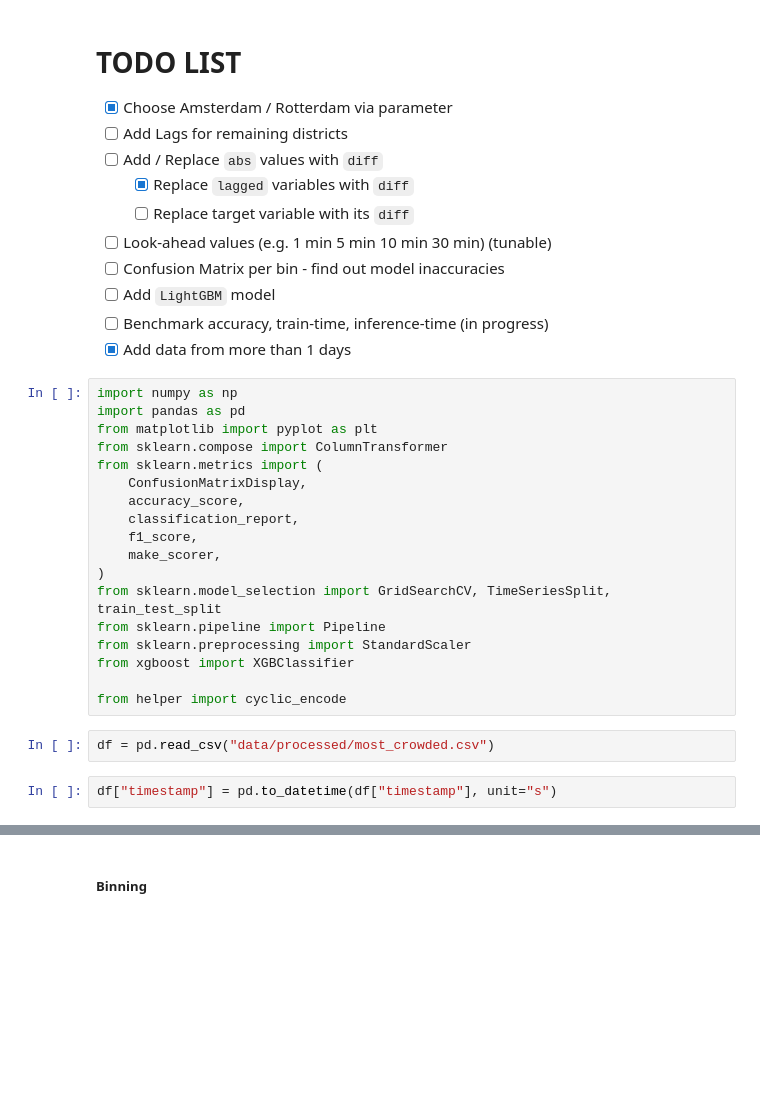
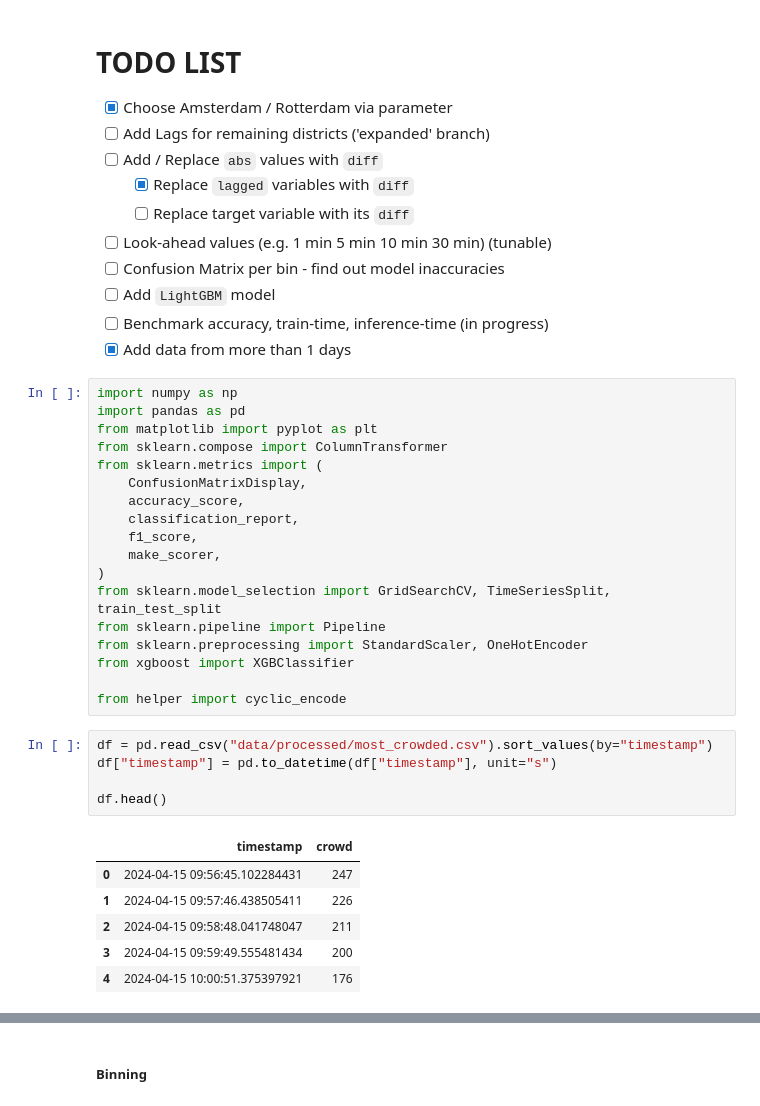
Before and after one commit to tonytziorvas/Lab, a Jupyter notebook: 1-model_training.ipynb, the cells around one changed output, grey strips where cells are left out. Drawn from its saved outputs; the diff is of its cells as text; blank space fills up the shorter version.

```diff
--- a/1-model_training.ipynb
+++ b/1-model_training.ipynb
@@ -2,7 +2,7 @@
 # TODO LIST
 
 - [x] Choose Amsterdam / Rotterdam via parameter
-- [ ] Add Lags for remaining districts
+- [ ] Add Lags for remaining districts ('expanded' branch)
 - [ ] Add / Replace `abs` values with `diff`
   - [x] Replace `lagged` variables with `diff`
   - [ ] Replace target variable with its `diff`
@@ -25,14 +25,22 @@ from sklearn.metrics import (
 )
 from sklearn.model_selection import GridSearchCV, TimeSeriesSplit, train_test_split
 from sklearn.pipeline import Pipeline
-from sklearn.preprocessing import StandardScaler
+from sklearn.preprocessing import StandardScaler, OneHotEncoder
 from xgboost import XGBClassifier
 
 from helper import cyclic_encode
 # %%
-df = pd.read_csv("data/processed/most_crowded.csv")
+df = pd.read_csv("data/processed/most_crowded.csv").sort_values(by="timestamp")
+df["timestamp"] = pd.to_datetime(df["timestamp"], unit="s")
+
+df.head()
+# %% [output]
+|  | timestamp | crowd |
+| 0 | 2024-04-15 09:56:45.102284431 | 247 |
+| 1 | 2024-04-15 09:57:46.438505411 | 226 |
+| 2 | 2024-04-15 09:58:48.041748047 | 211 |
+| 3 | 2024-04-15 09:59:49.555481434 | 200 |
+| 4 | 2024-04-15 10:00:51.375397921 | 176 |
-# %%
-df["timestamp"] = pd.to_datetime(df["timestamp"], unit="s")
 # %% [markdown]
 ## Feature Extraction
 
```
Also changed, not shown: parts of 14 cells of this notebook.
